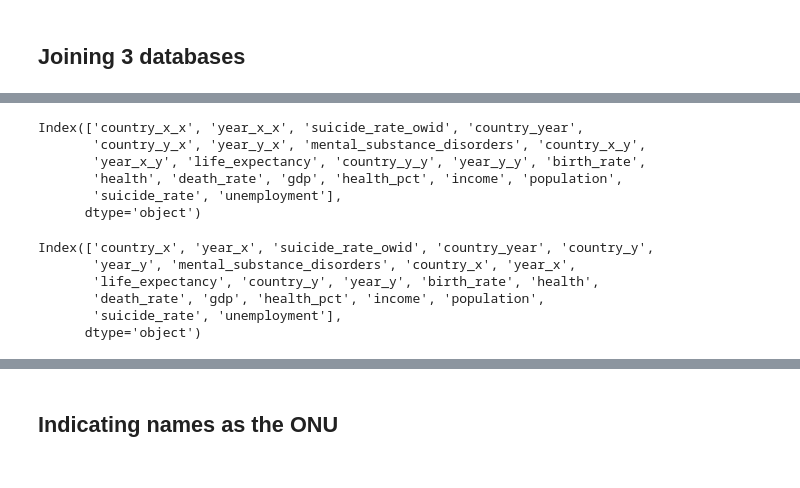
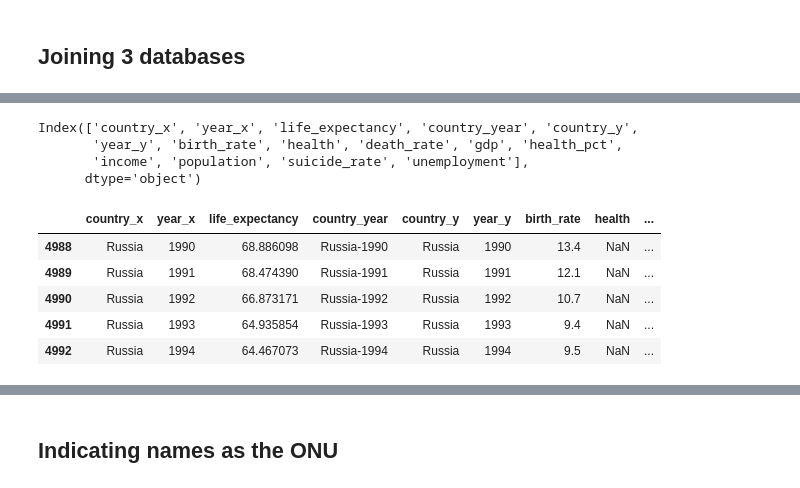
Before and after one commit to anajuarezar/Suicide-Analysis, a Jupyter notebook: data/OWID_WB_clean_dbs.ipynb, the cells around one changed output, grey strips where cells are left out. Saved outputs shown, nothing was run; the diff lists cells and outputs as text; code cells hidden in the pictures.

```diff
--- a/data/OWID_WB_clean_dbs.ipynb
+++ b/data/OWID_WB_clean_dbs.ipynb
@@ -36,20 +86,19 @@ df_join_b = pd.merge(life_df,wb, on='country_year', how='inner')
+# %%
+df_join_b.columns
+# %% [output]
+Index(['country_x', 'year_x', 'life_expectancy', 'country_year', 'country_y',
+       'year_y', 'birth_rate', 'health', 'death_rate', 'gdp', 'health_pct',
+       'income', 'population', 'suicide_rate', 'unemployment'],
+      dtype='object')
+# %%
+russia_search_join_two = df_join_b.loc[(df_join_b["country_y"]== "Russia")]
+russia_search_join_two.head()
+# %% [output]
+|  | country_x | year_x | life_expectancy | country_year | country_y | year_y | birth_rate | health | ... |
+| 4988 | Russia | 1990 | 68.886098 | Russia-1990 | Russia | 1990 | 13.4 | NaN | ... |
+| 4989 | Russia | 1991 | 68.474390 | Russia-1991 | Russia | 1991 | 12.1 | NaN | ... |
+| 4990 | Russia | 1992 | 66.873171 | Russia-1992 | Russia | 1992 | 10.7 | NaN | ... |
+| 4991 | Russia | 1993 | 64.935854 | Russia-1993 | Russia | 1993 | 9.4 | NaN | ... |
+| 4992 | Russia | 1994 | 64.467073 | Russia-1994 | Russia | 1994 | 9.5 | NaN | ... |
 # %%
 df_join_c =  pd.merge(df_join_a,df_join_b, on='country_year', how='inner')
-# %%
-print(df_join_c.columns)
-# %% [output]
-Index(['country_x_x', 'year_x_x', 'suicide_rate_owid', 'country_year',
-       'country_y_x', 'year_y_x', 'mental_substance_disorders', 'country_x_y',
-       'year_x_y', 'life_expectancy', 'country_y_y', 'year_y_y', 'birth_rate',
-       'health', 'death_rate', 'gdp', 'health_pct', 'income', 'population',
-       'suicide_rate', 'unemployment'],
-      dtype='object')
-# %%
-print(df_merged.columns)
-# %% [output]
-Index(['country_x', 'year_x', 'suicide_rate_owid', 'country_year', 'country_y',
-       'year_y', 'mental_substance_disorders', 'country_x', 'year_x',
-       'life_expectancy', 'country_y', 'year_y', 'birth_rate', 'health',
-       'death_rate', 'gdp', 'health_pct', 'income', 'population',
-       'suicide_rate', 'unemployment'],
-      dtype='object')
```
Also changed, not shown: parts of 12 cells of this notebook, 4 other files.
